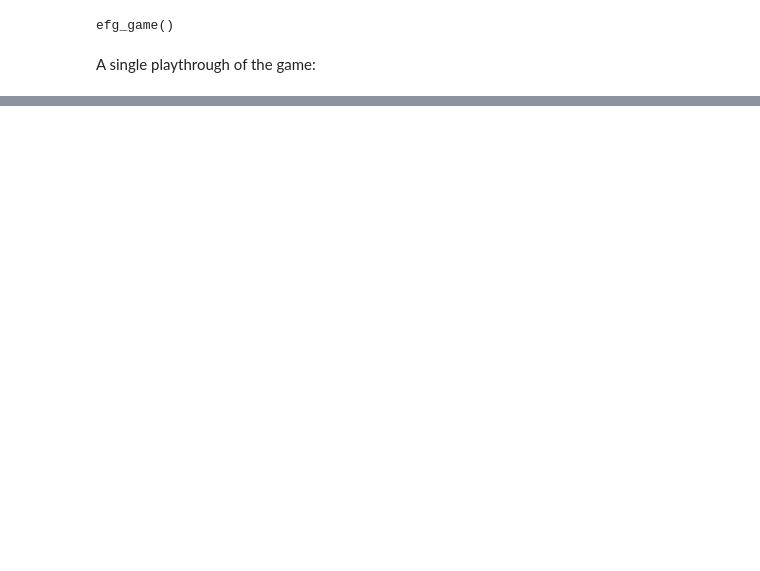
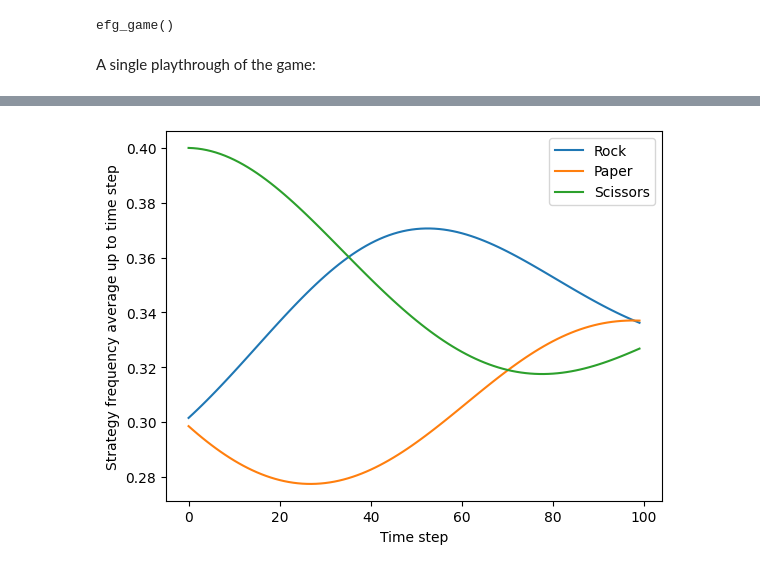
Before and after one commit to edwardchalstrey1/fosdem_gambit, a Jupyter notebook: demo.ipynb, the cells around one changed output, grey strips where cells are left out. Drawn from its saved outputs; the diff is of its cells as text; code cells hidden in the pictures; blank space fills up the shorter version.

```diff
--- a/demo.ipynb
+++ b/demo.ipynb
@@ -187,0 +278,4 @@ Alice receives:  -1.0 , Bob receives:  1.0
+# %%
+plot_rps_dynamics([0.3, 0.3, 0.4], plot_average_strategy=True)
+# %% [output]
+[figure, added]
```
Also changed, not shown: parts of 11 cells of this notebook, 1 other file.
